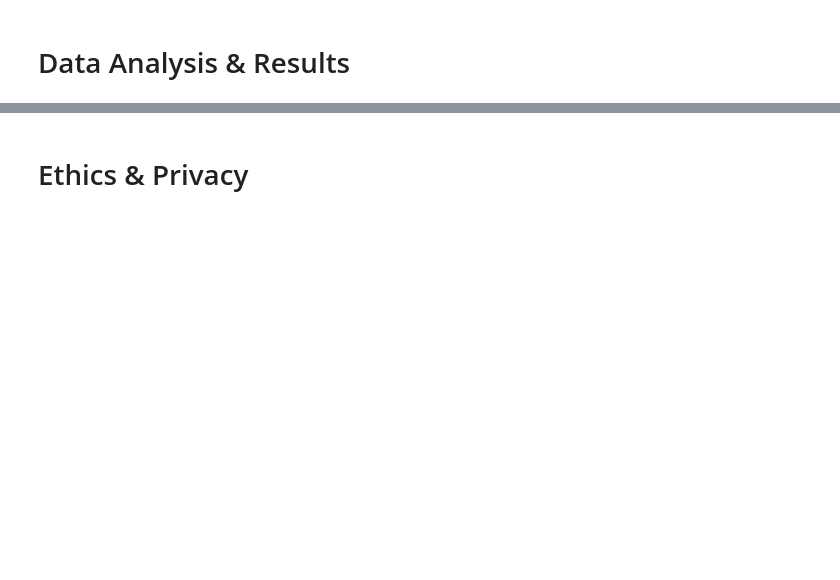
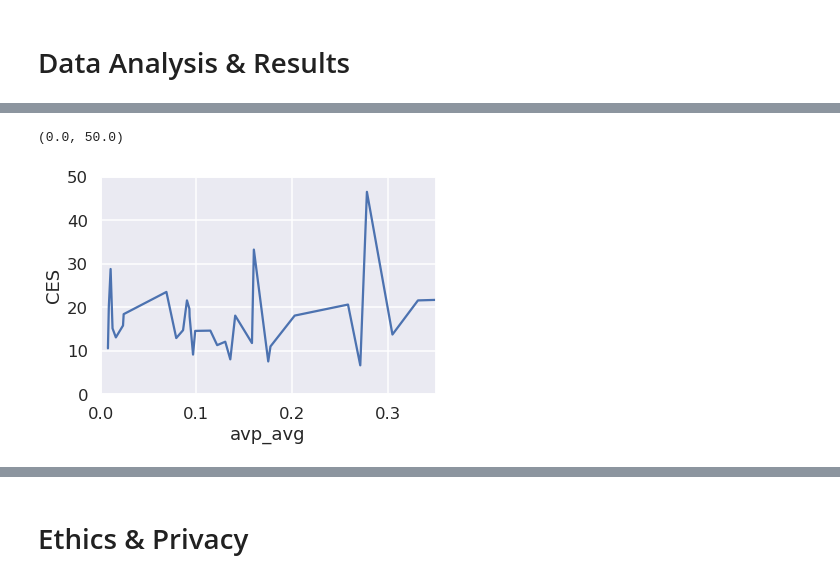
Before and after one commit to COGS108/Projects, a Jupyter notebook: Option2_Individual/FinalProject_dylpc.ipynb, the cells around one changed output, grey strips where cells are left out. Drawn from its saved outputs; the diff is of its cells as text; code cells hidden in the pictures; blank space fills up the shorter version.

```diff
--- a/Option2_Individual/FinalProject_dylpc.ipynb
+++ b/Option2_Individual/FinalProject_dylpc.ipynb
@@ -78,0 +273,8 @@ this section is unfinished, please view ethics & privacy
+# %%
+#graph of acres vs population and CES
+plot1 = sns.lineplot(x=df_zip["avp_avg"], y=df_zip["CES"], data=df_zip)
+plot1.set_xlim(0,0.35)
+plot1.set_ylim(0,50)
+# %% [output]
+(0.0, 50.0)
+[figure, added]
```
Also changed, not shown: parts of 19 cells of this notebook.
